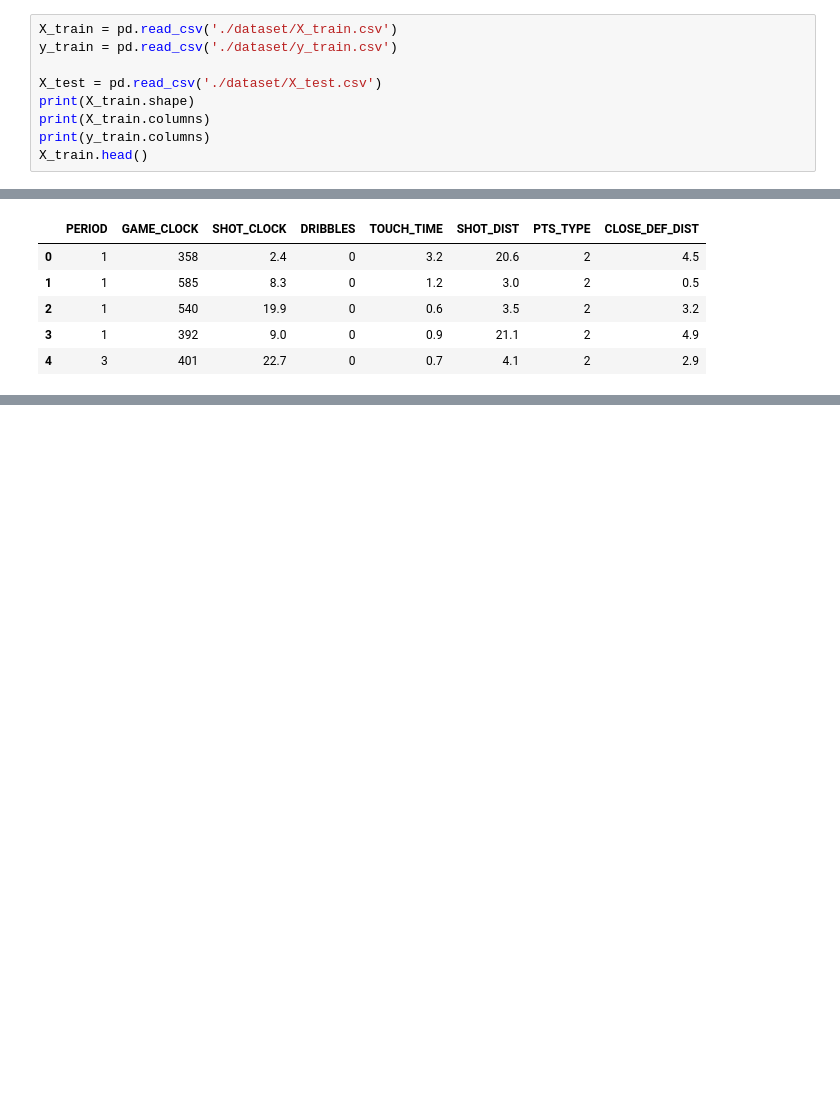
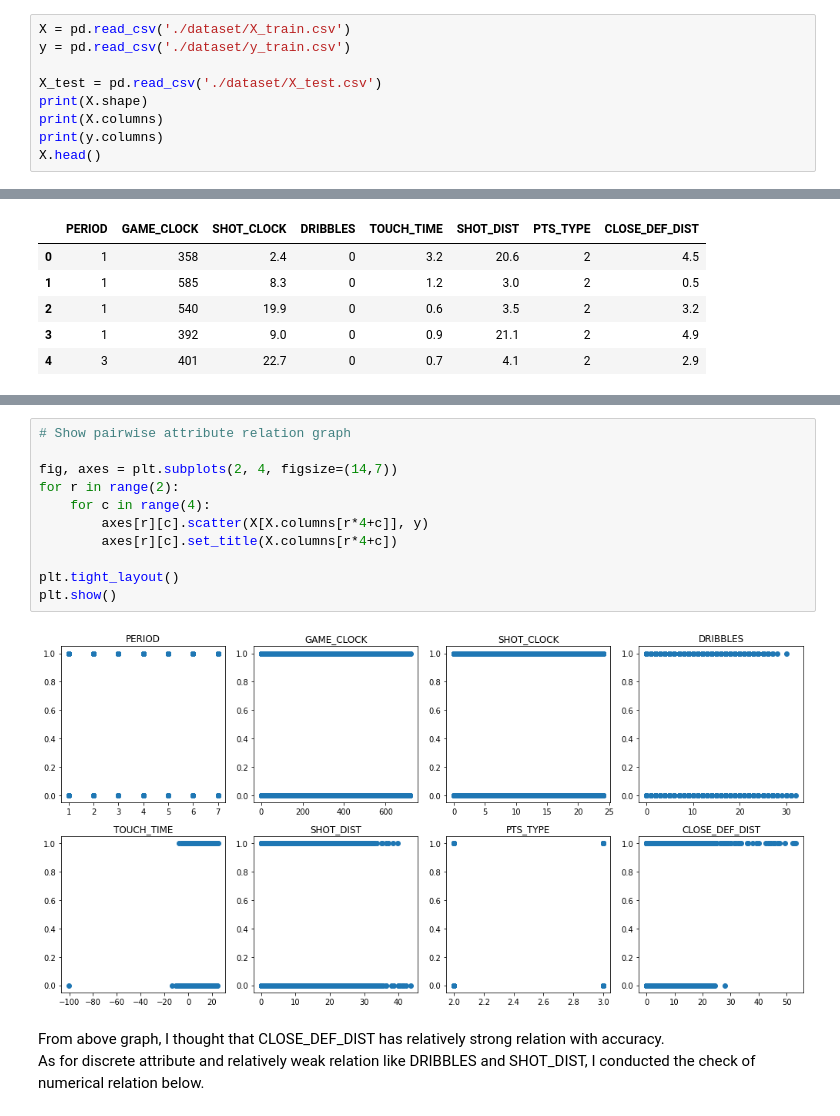
Before and after one commit to chengche6230/Deep-Learning-Course, a Jupyter notebook: Lab05/Lab05_110065512.ipynb, the cells around one changed output, grey strips where cells are left out. Saved outputs shown, nothing was run; the diff lists cells and outputs as text; blank space fills up the shorter version.

```diff
--- a/Lab05/Lab05_110065512.ipynb
+++ b/Lab05/Lab05_110065512.ipynb
@@ -6,12 +12,12 @@ import numpy as np
 # %%
-X_train = pd.read_csv('./dataset/X_train.csv')
-y_train = pd.read_csv('./dataset/y_train.csv')
+X = pd.read_csv('./dataset/X_train.csv')
+y = pd.read_csv('./dataset/y_train.csv')
 
 X_test = pd.read_csv('./dataset/X_test.csv')
-print(X_train.shape)
-print(X_train.columns)
-print(y_train.columns)
-X_train.head()
+print(X.shape)
+print(X.columns)
+print(y.columns)
+X.head()
 # %% [output]
 (85751, 8)
 Index(['PERIOD', 'GAME_CLOCK', 'SHOT_CLOCK', 'DRIBBLES', 'TOUCH_TIME',
@@ -26,0 +58,17 @@ Index(['FGM'], dtype='object')
+# %%
+# Show pairwise attribute relation graph
+
+fig, axes = plt.subplots(2, 4, figsize=(14,7))
+for r in range(2):
+    for c in range(4):
+        axes[r][c].scatter(X[X.columns[r*4+c]], y)
+        axes[r][c].set_title(X.columns[r*4+c])
+
+plt.tight_layout()
+plt.show()
+# %% [output]
+[figure, added]
+# %% [markdown]
+From above graph, I thought that CLOSE_DEF_DIST has relatively strong relation with accuracy.<br>
+As for discrete attribute and relatively weak relation like DRIBBLES and SHOT_DIST,
+I conducted the check of numerical relation below.
```
Also changed, not shown: parts of 24 cells of this notebook, 1 other file.
